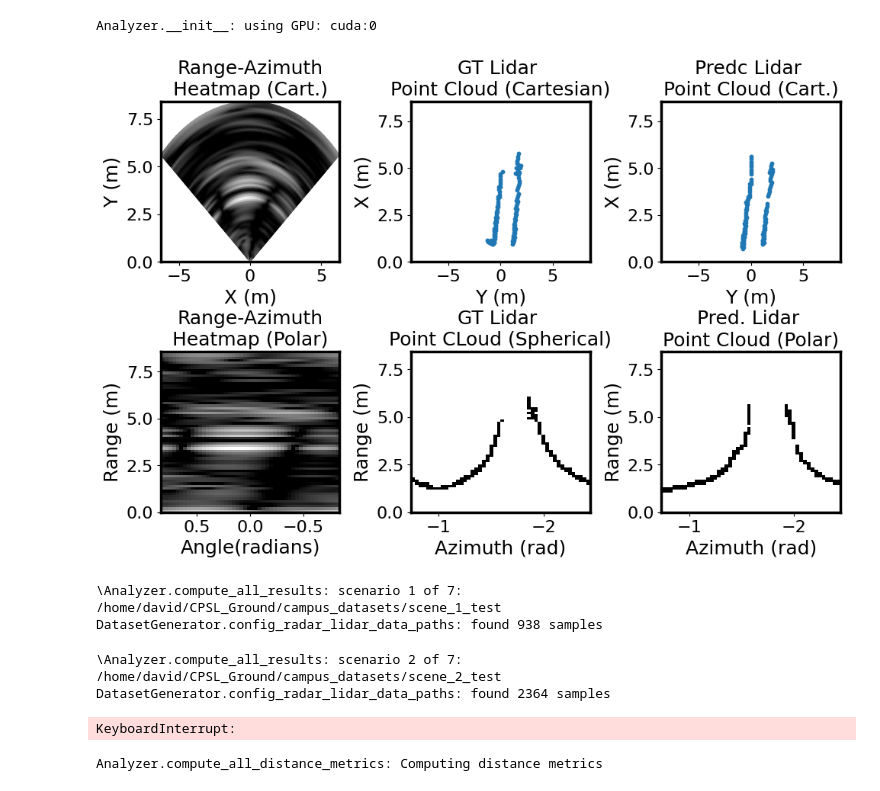
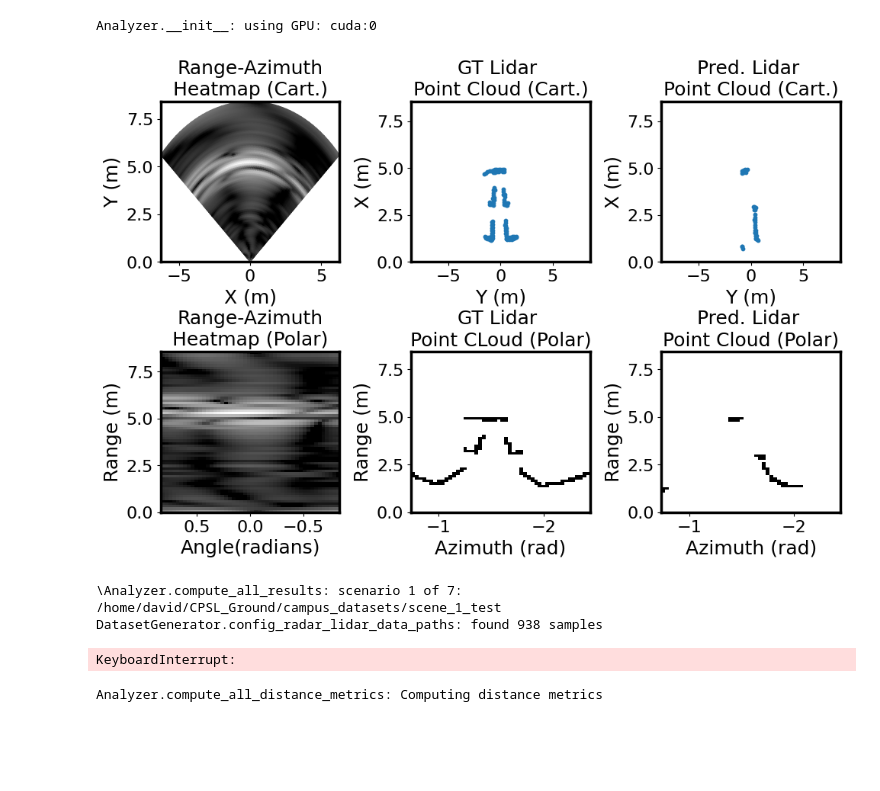
Before and after one commit to cpsl-research/radar-dev, a Jupyter notebook: Notebooks/view_results.ipynb, the cells around one changed output. Drawn from its saved outputs; the diff is of its cells as text; code cells hidden in the pictures; blank space fills up the shorter version.

Commit message:
updated visualizations

```diff
--- a/Notebooks/view_results.ipynb
+++ b/Notebooks/view_results.ipynb
@@ -127,7 +127,7 @@ unet_transforms = [
 
 #initialize the unet
 unet_model = unet(
-    encoder_input_channels= 40,
+    encoder_input_channels= 41,
     encoder_out_channels= (64,128,256),
     decoder_input_channels= (512,256,128),
     decoder_out_channels= 64,
@@ -142,16 +142,16 @@ result_analyzer = Analyzer(
     model=unet_model,
     transforms_to_apply= unet_transforms,
     working_dir="working_dir/",
-    model_state_dict_file_name="trained_campus_chirps_smaller.pth",
+    model_state_dict_file_name="trained_campus_40_frames.pth",
     cuda_device="cuda:0"
 )
 # %% [output]
 Analyzer.__init__: using GPU: cuda:0
 # %%
 #show the results for a given sample
-result_analyzer.view_result(sample_idx=501)
+result_analyzer.view_result(sample_idx=200)
 # %% [output]
-[figure, old version]
+[figure, new version]
 # %%
 #to assess the speed of model computations
 result_analyzer.compute_all_results(
@@ -162,9 +162,7 @@ result_analyzer.compute_all_results(
 # %% [output]
 \Analyzer.compute_all_results: scenario 1 of 7: /home/david/CPSL_Ground/campus_datasets/scene_1_test
 DatasetGenerator.config_radar_lidar_data_paths: found 938 samples
-\Analyzer.compute_all_results: scenario 2 of 7: /home/david/CPSL_Ground/campus_datasets/scene_2_test
-DatasetGenerator.config_radar_lidar_data_paths: found 2364 samples
+KeyboardInterrupt:
-KeyboardInterrupt:
 # %%
 #computing all distance metrics
 save_distances = False
```
Also changed, not shown: 4 other files.
